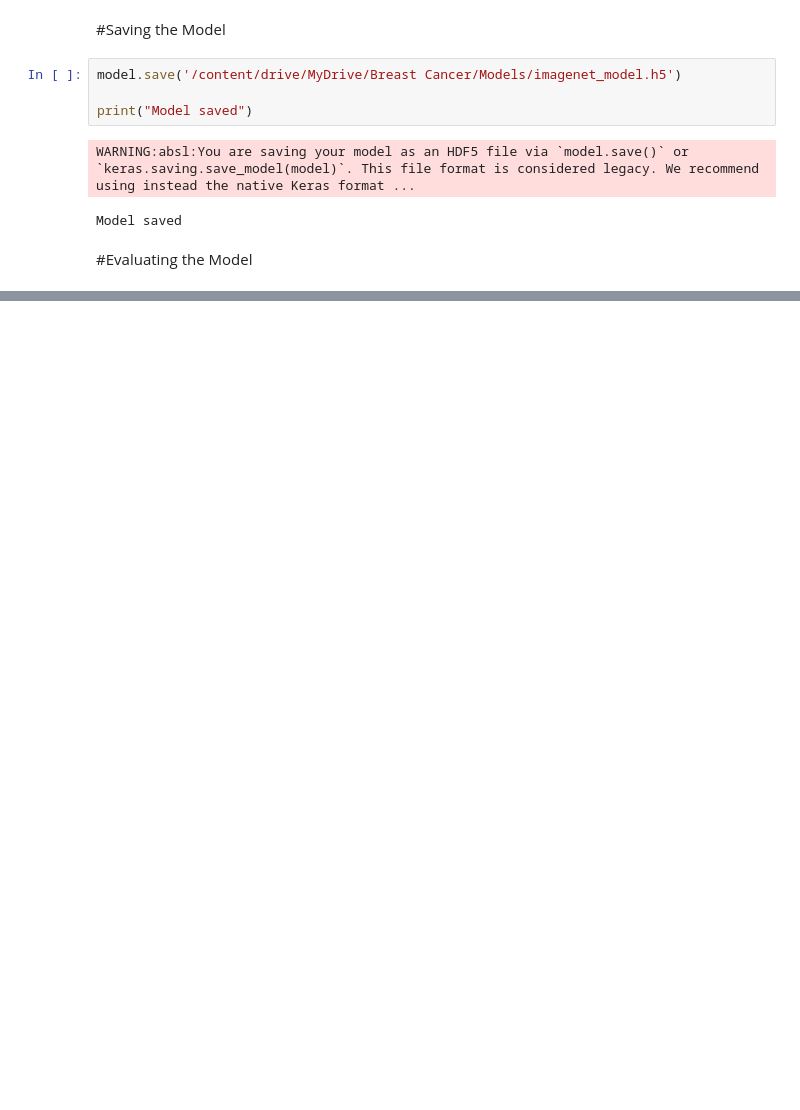
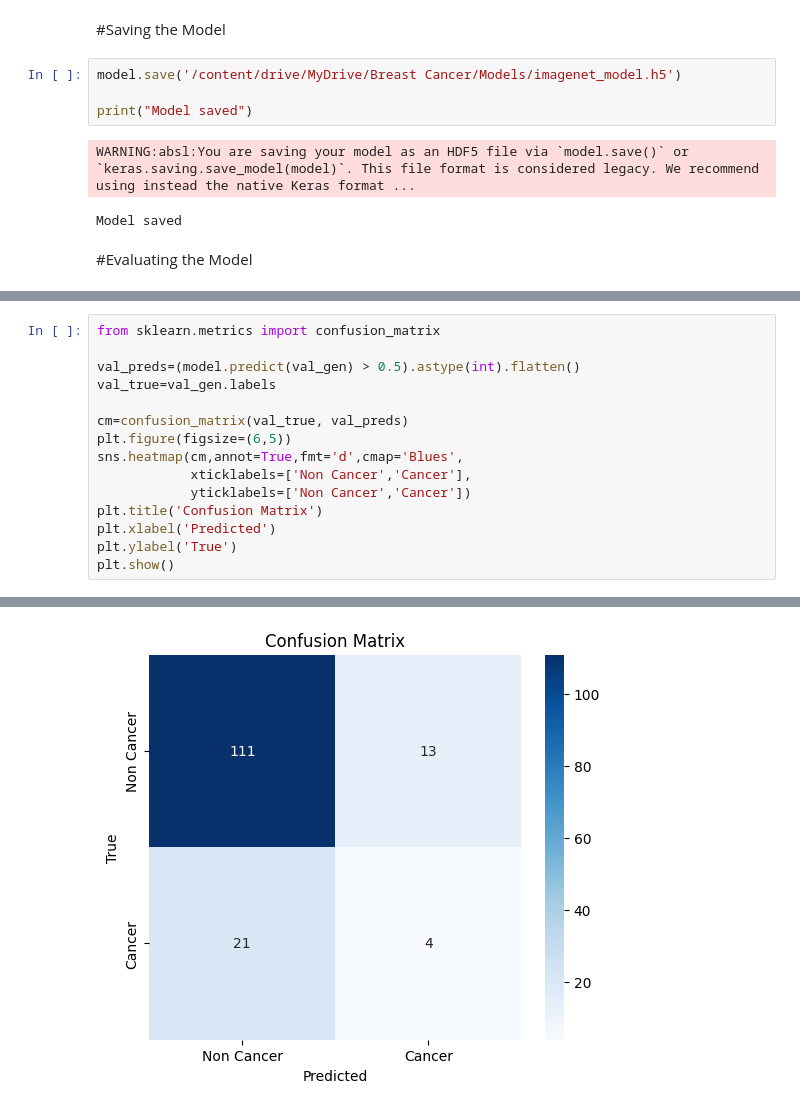
Before and after one commit to AyushSingh331/Breast-Cancer-Prediction, a Jupyter notebook: Breast_Cancer_Prediction.ipynb, the cells around one changed output, grey strips where cells are left out. Drawn from its saved outputs; the diff is of its cells as text; blank space fills up the shorter version.

```diff
--- a/Breast_Cancer_Prediction.ipynb
+++ b/Breast_Cancer_Prediction.ipynb
@@ -428,0 +501,16 @@ RESULT → NO CANCER (55.85% confidence)
+# %%
+from sklearn.metrics import confusion_matrix
+
+val_preds=(model.predict(val_gen) > 0.5).astype(int).flatten()
+val_true=val_gen.labels
+
+cm=confusion_matrix(val_true, val_preds)
+plt.figure(figsize=(6,5))
+sns.heatmap(cm,annot=True,fmt='d',cmap='Blues',
+            xticklabels=['Non Cancer','Cancer'],
+            yticklabels=['Non Cancer','Cancer'])
+plt.title('Confusion Matrix')
+plt.xlabel('Predicted')
+plt.ylabel('True')
+plt.show()
+# %% [output]
@@ -428,0 +518 @@ RESULT → NO CANCER (55.85% confidence)
+[figure, added]
```
Also changed, not shown: parts of 20 cells of this notebook.
